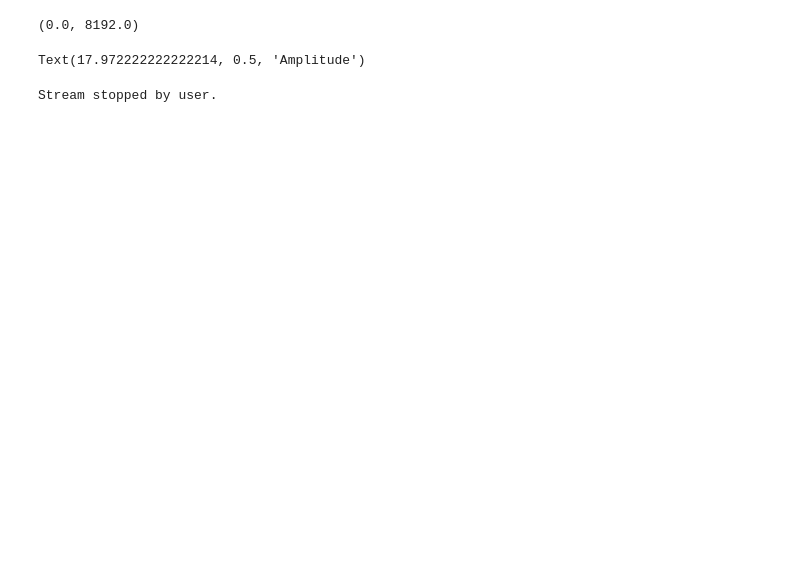
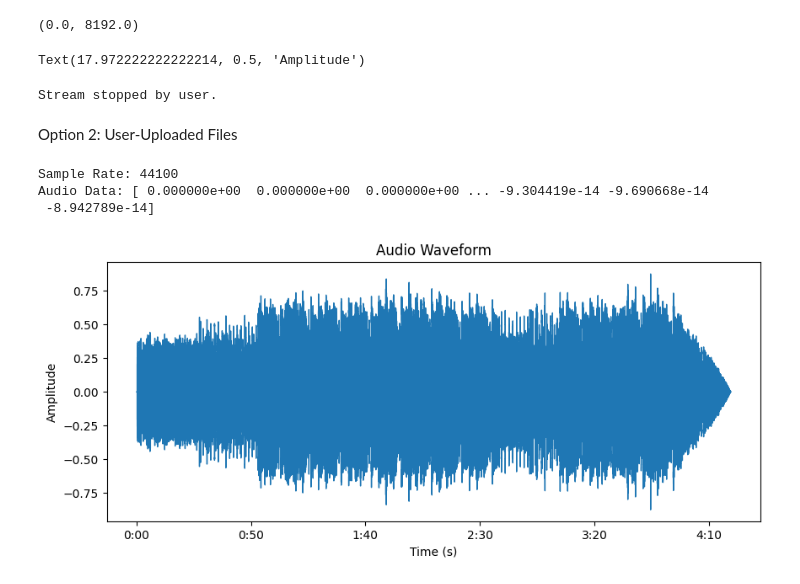
Before and after one commit to adithik13/MusicOracle, a Jupyter notebook: oracle.ipynb, the cells around one changed output. Saved outputs shown, nothing was run; the diff lists cells and outputs as text; code cells hidden in the pictures; blank space fills up the shorter version.

Commit message:
added file read using librosa

```diff
--- a/oracle.ipynb
+++ b/oracle.ipynb
@@ -70,3 +72,32 @@ except KeyboardInterrupt:
     p.terminate()
 # %% [output]
 Stream stopped by user.
+# %% [markdown]
+Option 2: User-Uploaded Files
+# %%
+# use librosa for audio files, whereas pyaudio is used for real-time audio streams
+test_audio = 'C:\\Users\\adith\\OneDrive\\Desktop\\vs code xoxo\\personal\\Oracle\\oracle_venv\\fresh-clone\\california_world.mp3'
+
+#load in the file:
+
+audio_data, sample_rate = librosa.load(test_audio, sr=None)
+
+#print to check:
+
+print(f'Sample Rate: {sample_rate}')
+print(f'Audio Data: {audio_data}')
+
+
+#plot waveform for funzies:
+
+plt.figure(figsize=(10,4))
+librosa.display.waveshow(audio_data, sr=sample_rate)
+plt.title('Audio Waveform')
+plt.xlabel('Time (s)')
+plt.ylabel('Amplitude')
+plt.show()
+# %% [output]
+Sample Rate: 44100
+Audio Data: [ 0.000000e+00  0.000000e+00  0.000000e+00 ... -9.304419e-14 -9.690668e-14
+ -8.942789e-14]
+[figure, added]
```
Also changed, not shown: parts of 3 cells of this notebook, 1 other file.
